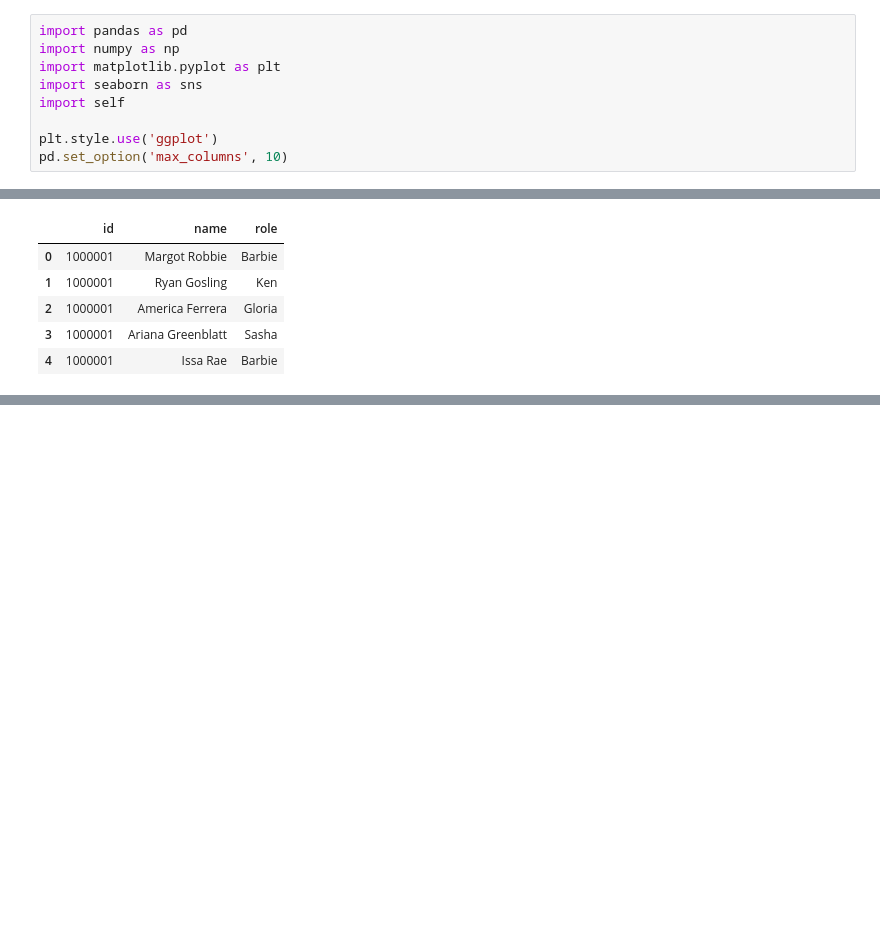
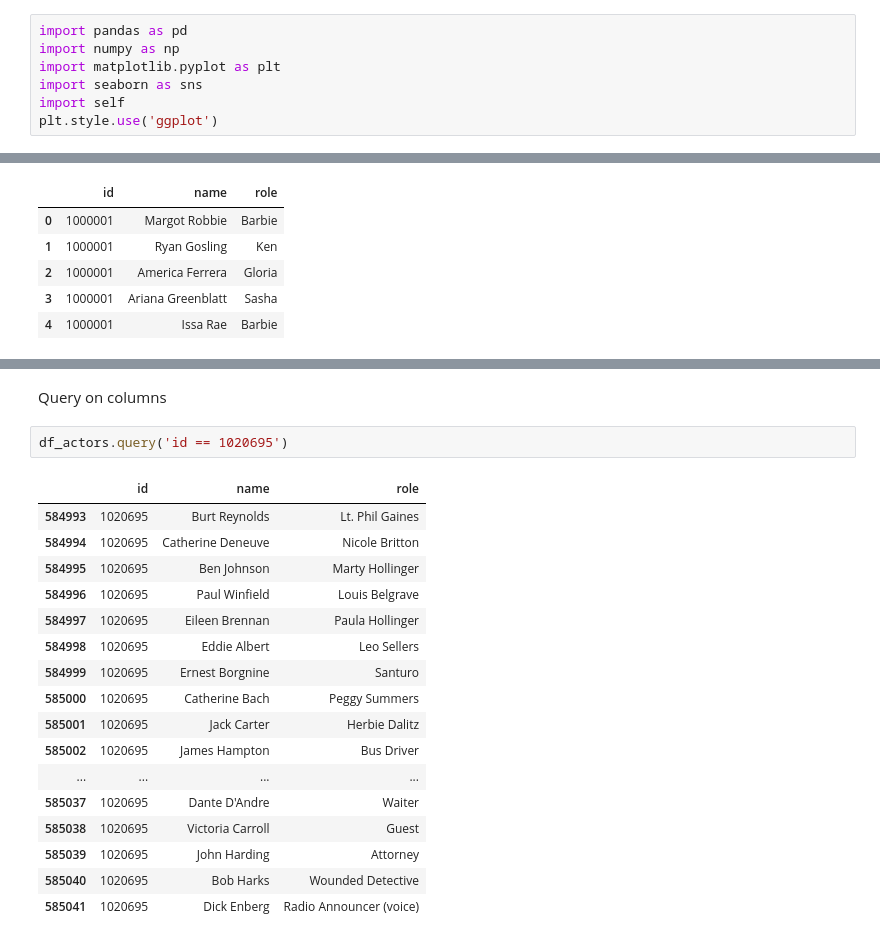
Before and after one commit to deicco/Assignment_TWEB, a Jupyter notebook: notebooks/actors.ipynb, the cells around one changed output, grey strips where cells are left out. Drawn from its saved outputs; the diff is of its cells as text; blank space fills up the shorter version.

Commit message:
Inizializzazione pulizia e analisi file actors.csv

```diff
--- a/notebooks/actors.ipynb
+++ b/notebooks/actors.ipynb
@@ -6,9 +6,7 @@ import numpy as np
 import matplotlib.pyplot as plt
 import seaborn as sns
 import self
-
 plt.style.use('ggplot')
-pd.set_option('max_columns', 10)
 # %% [markdown]
 Reading CSV and creation dataframe
 # %%
@@ -72,0 +165,22 @@ df_actors.head()
+# %% [markdown]
+Query on columns
+# %%
+df_actors.query('id == 1020695')
+# %% [output]
+|  | id | name | role |
+| 584993 | 1020695 | Burt Reynolds | Lt. Phil Gaines |
+| 584994 | 1020695 | Catherine Deneuve | Nicole Britton |
+| 584995 | 1020695 | Ben Johnson | Marty Hollinger |
+| 584996 | 1020695 | Paul Winfield | Louis Belgrave |
+| 584997 | 1020695 | Eileen Brennan | Paula Hollinger |
+| 584998 | 1020695 | Eddie Albert | Leo Sellers |
+| 584999 | 1020695 | Ernest Borgnine | Santuro |
+| 585000 | 1020695 | Catherine Bach | Peggy Summers |
+| 585001 | 1020695 | Jack Carter | Herbie Dalitz |
+| 585002 | 1020695 | James Hampton | Bus Driver |
+| ... | ... | ... | ... |
+| 585037 | 1020695 | Dante D'Andre | Waiter |
+| 585038 | 1020695 | Victoria Carroll | Guest |
+| 585039 | 1020695 | John Harding | Attorney |
+| 585040 | 1020695 | Bob Harks | Wounded Detective |
+| 585041 | 1020695 | Dick Enberg | Radio Announcer (voice) |
```
Also changed, not shown: parts of 12 cells of this notebook.
